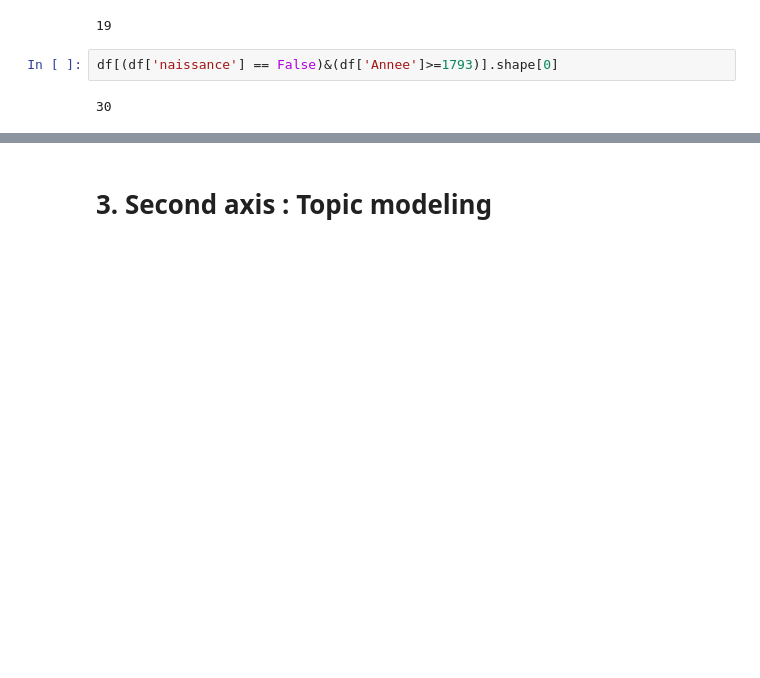
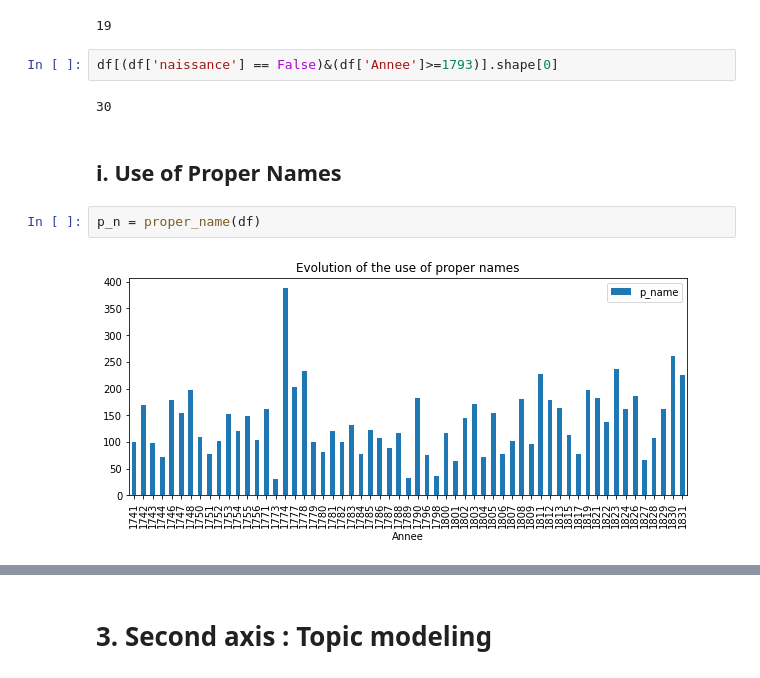
Before and after one commit to LHST-EPFL/eloge_academie, a Jupyter notebook: Code/Comparison/Comparison.ipynb, the cells around one changed output, grey strips where cells are left out. Drawn from its saved outputs; the diff is of its cells as text; blank space fills up the shorter version.

```diff
--- a/Code/Comparison/Comparison.ipynb
+++ b/Code/Comparison/Comparison.ipynb
@@ -150,3 +199,9 @@ df[(df['naissance'] == False)&(df['Annee']<1793)].shape[0]
 df[(df['naissance'] == False)&(df['Annee']>=1793)].shape[0]
 # %% [output]
 30
+# %% [markdown]
+## i. Use of Proper Names
+# %%
+p_n = proper_name(df)
+# %% [output]
+[figure, added]
```
Also changed, not shown: parts of 109 cells of this notebook.
